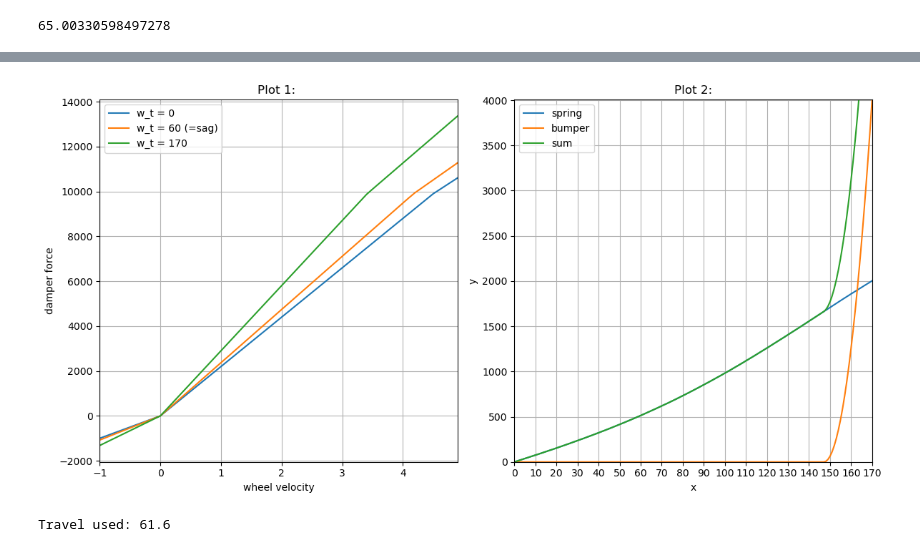
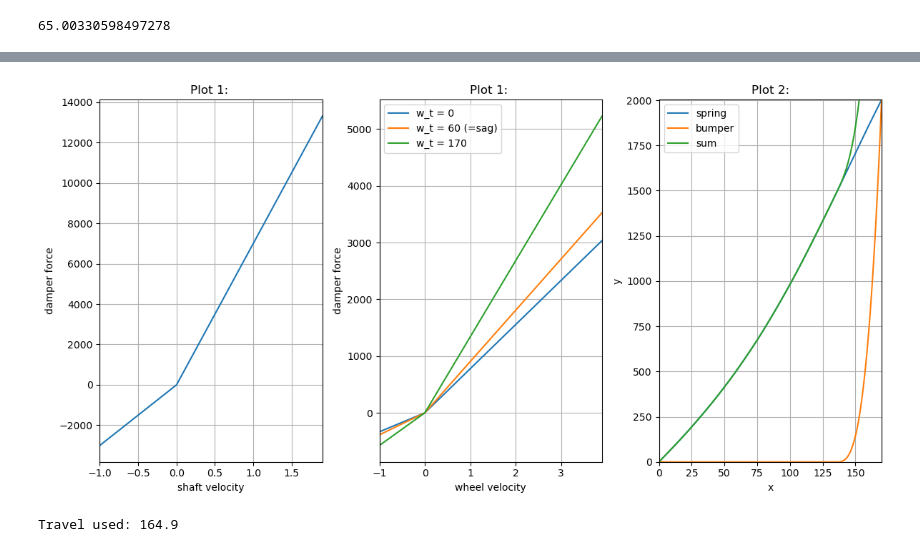
Before and after one commit to c-radicallis/Susp_Analysis, a Jupyter notebook: susp_analysis_4.ipynb, the cells around one changed output, grey strips where cells are left out. Cells and saved outputs as stored; diff of their text form; code cells hidden in the pictures.

```diff
--- a/susp_analysis_4.ipynb
+++ b/susp_analysis_4.ipynb
@@ -222,42 +213,51 @@ F_w_damper_func = lambda wheel_travel , wheel_velocity: F_damper_func( wheel_tra
 # %%
 # Create a figure with two subplots side by side
-fig, (ax1, ax2) = plt.subplots(1, 2, figsize=(12, 6))
+fig, (ax1, ax2 , ax3) = plt.subplots(1, 3, figsize=(12, 6))
 
 # Plot data on the first subplot
-velocities = np.arange(-1,5,0.1)
-ax1.plot(velocities , [ F_damper_func(0 , i) for i in velocities]  , label="w_t = 0")
-ax1.plot(velocities , [ F_damper_func(60 , i) for i in velocities] , label="w_t = 60 (=sag)")
-ax1.plot(velocities , [ F_damper_func(170 , i) for i in velocities], label="w_t = 170"   )
+shaft_velocities = np.arange(-1,2,0.1)
+ax1.plot(shaft_velocities , [ F_damper_func(0 , i) for i in shaft_velocities*LV_func(0)])
 ax1.set_title('Plot 1: ')
-ax1.set_xlabel('wheel velocity')
+ax1.set_xlabel('shaft velocity')
 ax1.set_ylabel('damper force')
 ax1.grid()
-ax1.set_xlim(left=min(velocities),right=max(velocities))
-ax1.legend()
+ax1.set_xlim(left=min(shaft_velocities),right=max(shaft_velocities))
+
+# Plot data on the first subplot
+velocities = np.arange(-1,4,0.1)
+ax2.plot(velocities , [ F_w_damper_func(0 , i) for i in velocities]  , label="w_t = 0")
+ax2.plot(velocities , [ F_w_damper_func(60 , i) for i in velocities] , label="w_t = 60 (=sag)")
+ax2.plot(velocities , [ F_w_damper_func(160 , i) for i in velocities], label="w_t = 170"   )
+ax2.set_title('Plot 1: ')
+ax2.set_xlabel('wheel velocity')
+ax2.set_ylabel('damper force')
+ax2.grid()
+ax2.set_xlim(left=min(velocities),right=max(velocities))
+ax2.legend()
 
 # Plot data on the second subplot
 F_w_spring_vector = F_w_spring_func(w_t_vector)
 F_w_bumper_vector = F_w_bumper_func(w_t_vector)
 F_w_spring_bumper_sum = np.array(F_w_spring_vector) + np.array(F_w_bumper_vector)
-ax2.plot( w_t_vector , F_w_spring_vector   , label="spring")
-ax2.plot( w_t_vector , F_w_bumper_vector   , label="bumper")
-ax2.plot(w_t_vector ,F_w_spring_bumper_sum , label="sum"   )
-ax2.legend()
-ax2.grid()
-ax2.set_ylim(bottom=0,top=max(np.concatenate((F_w_spring_vector,F_w_bumper_vector))))
-ax2.set_xticks(np.arange(0, 180, 10))
-ax2.set_xlim(left=0,right=170)
-ax2.set_title('Plot 2:')
-ax2.set_xlabel('x')
-ax2.set_ylabel('y')
+ax3.plot( w_t_vector , F_w_spring_vector   , label="spring")
+ax3.plot( w_t_vector , F_w_bumper_vector   , label="bumper")
+ax3.plot(w_t_vector ,F_w_spring_bumper_sum , label="sum"   )
+ax3.legend()
+ax3.grid()
+ax3.set_ylim(bottom=0,top=max(np.concatenate((F_w_spring_vector,F_w_bumper_vector))))
+# ax3.set_xticks(np.arange(0, 170, 10))
+ax3.set_xlim(left=0,right=170)
+ax3.set_title('Plot 2:')
+ax3.set_xlabel('x')
+ax3.set_ylabel('y')
 
 # Adjust layout to prevent overlap
 plt.tight_layout()
 
 # Show the plot
 plt.show()
 # %% [output]
-[figure, old version]
+[figure, new version]
 # %%
 fall_height = 1
 
@@ -274,11 +274,12 @@ a_list=[a]
 wheel_travel_list=[wheel_travel]
 wheel_velocity_list=[wheel_velocity]
 force_list=[0]
-force_spring_bumper_list=[0]
+force_spring_list=[0]
+force_bumper_list=[0]
 force_damper_list=[0]
 
 t=0
-t_step=1e-4
+t_step=1e-5
 t_final=1
 t_list=[t]
 
@@ -287,10 +288,11 @@ r_mass=rear_split*mass
 # Simulation end conditions
 while (t<t_final) and (wheel_travel<=w_t_vector[-1]) and (x<=x_list[0])  :#and (wheel_velocity > 0)
     #print("x( t= ",t," ) = ",x)
-    force_spring_bumper = F_w_spring_func(wheel_travel) + F_w_bumper_func(wheel_travel).item()
+    force_spring = F_w_spring_func(wheel_travel)
+    force_bumper = F_w_bumper_func(wheel_travel).item()
     force_damper = F_w_damper_func(wheel_travel , wheel_velocity)
     force_gravity = r_mass*9.81
-    force = force_spring_bumper + force_damper - force_gravity
+    force = force_spring + force_bumper + force_damper - force_gravity
     a = force/r_mass
     v = v + a*t_step
     x = x + v*t_step + 0.5*a*(t_step**2)
@@ -304,7 +306,8 @@ while (t<t_final) and (wheel_travel<=w_t_vector[-1]) and (x<=x_list[0])  :#and (
     wheel_travel_list.append(wheel_travel)
     wheel_velocity_list.append(wheel_velocity)
     force_list.append(force)
-    force_spring_bumper_list.append(force_spring_bumper)
+    force_spring_list.append(force_spring)
+    force_bumper_list.append(force_bumper)
     force_damper_list.append(force_damper)
 
     t += t_step
@@ -314,6 +317,9 @@ while (t<t_final) and (wheel_travel<=w_t_vector[-1]) and (x<=x_list[0])  :#and (
 if x<=0 or (wheel_travel>=w_t_vector[-1]):
     print("Bottom out!!!")
 else:
-    print("Travel used:",round(wheel_travel,1))
+    print("Travel used:",round(max(wheel_travel_list),1))
+
+if x>170:
+    print("Top out!!!")
 # %% [output]
-Travel used: 61.6
+Travel used: 164.9
```
Also changed, not shown: parts of 12 cells of this notebook.
